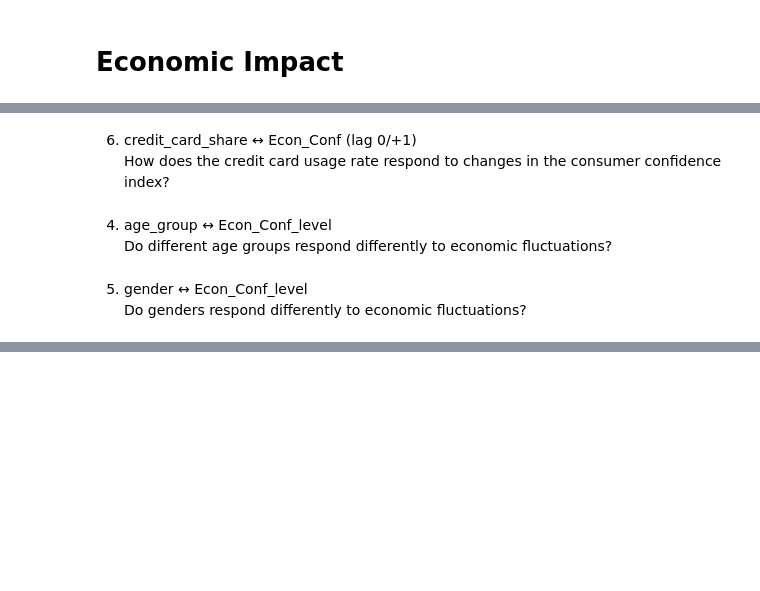
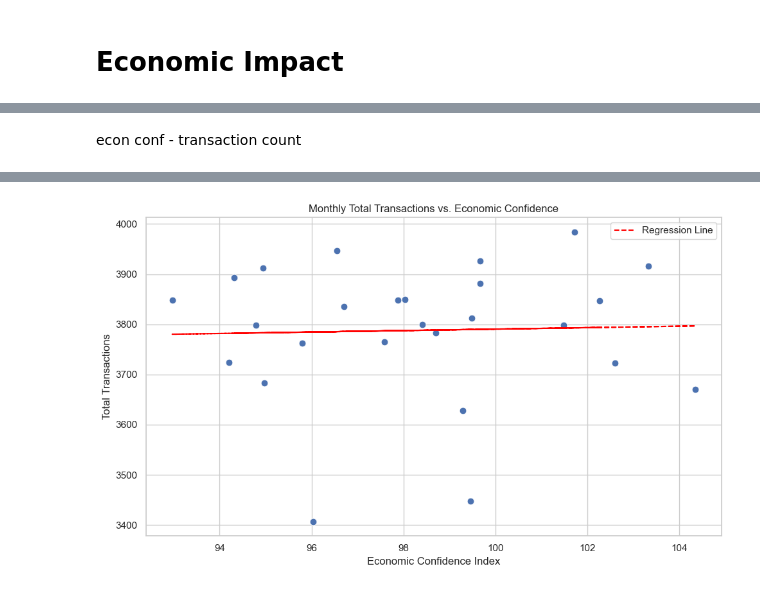
Before and after one commit to ebrarsudedogan/Mining-Retail-Behavior-in-Istanbul-Malls-Using-Consumer-Sentiment-Indices, a Jupyter notebook: data_analysis_daily/dataset_economic_impact.ipynb, the cells around one changed output, grey strips where cells are left out. Saved outputs shown, nothing was run; the diff lists cells and outputs as text; code cells hidden in the pictures; blank space fills up the shorter version.

Commit message:
new indexes examined

```diff
--- a/data_analysis_daily/dataset_economic_impact.ipynb
+++ b/data_analysis_daily/dataset_economic_impact.ipynb
@@ -57,9 +2,0 @@ Does card usage increase when consumer confidence declines?
-# %% [markdown]
-6. credit_card_share ↔ Econ_Conf (lag 0/+1) <br>
-How does the credit card usage rate respond to changes in the consumer confidence index?
-# %% [markdown]
-4. age_group ↔ Econ_Conf_level <br>
-Do different age groups respond differently to economic fluctuations?
-# %% [markdown]
-5. gender ↔ Econ_Conf_level <br>
-Do genders respond differently to economic fluctuations?
@@ -65,0 +27,65 @@ Do genders respond differently to economic fluctuations?
+# %% [markdown]
+econ conf - transaction count
+# %%
+# does not count 03.2023
+df["invoice_date"] = pd.to_datetime(df["invoice_date"])
+df["month"] = df["invoice_date"].dt.to_period("M")
+
+monthly_summary = (
+    df.groupby("month")
+      .agg(
+          total_transactions=("invoice_no", "count"),
+          econ_conf=("Econ_Conf", "mean")
+      )
+      .reset_index()
+)
+
+print("\nMonthly summary before filtering:\n")
+print(monthly_summary)
+
+monthly_summary_clean = monthly_summary[monthly_summary["total_transactions"] > 2000]
+
+print("\nMonthly summary after removing low-count month:\n")
+print(monthly_summary_clean)
+
+X = sm.add_constant(monthly_summary_clean["econ_conf"])
+y = monthly_summary_clean["total_transactions"]
+
+model = sm.OLS(y, X).fit()
+
+print("\nRegression summary:\n")
+print(model.summary())
+
+slope = model.params["econ_conf"]
+p_value = model.pvalues["econ_conf"]
+
+if p_value < 0.05:
+    print(f"\n✅ The correlation is statistically significant. Slope = {slope:.4f}, p = {p_value:.4f}.")
+else:
+    print(f"\n❌ The correlation is not statistically significant. Slope = {slope:.4f}, p = {p_value:.4f}.")
+
+plt.figure(figsize=(10,6))
+sns.scatterplot(
+    data=monthly_summary_clean,
+    x="econ_conf",
+    y="total_transactions",
+    s=60
+)
+
+y_pred = model.predict(X)
+
+plt.plot(
+    monthly_summary_clean["econ_conf"],
+    y_pred,
+    color="red",
+    linestyle="--",
+    label="Regression Line"
+)
+
+plt.title("Monthly Total Transactions vs. Economic Confidence")
+plt.xlabel("Economic Confidence Index")
+plt.ylabel("Total Transactions")
+plt.legend()
+plt.tight_layout()
+plt.show()
+# %% [output]
@@ -65,0 +109 @@ Do genders respond differently to economic fluctuations?
+[figure, added]
```
Also changed, not shown: parts of 52 cells of this notebook, 1 other file.
